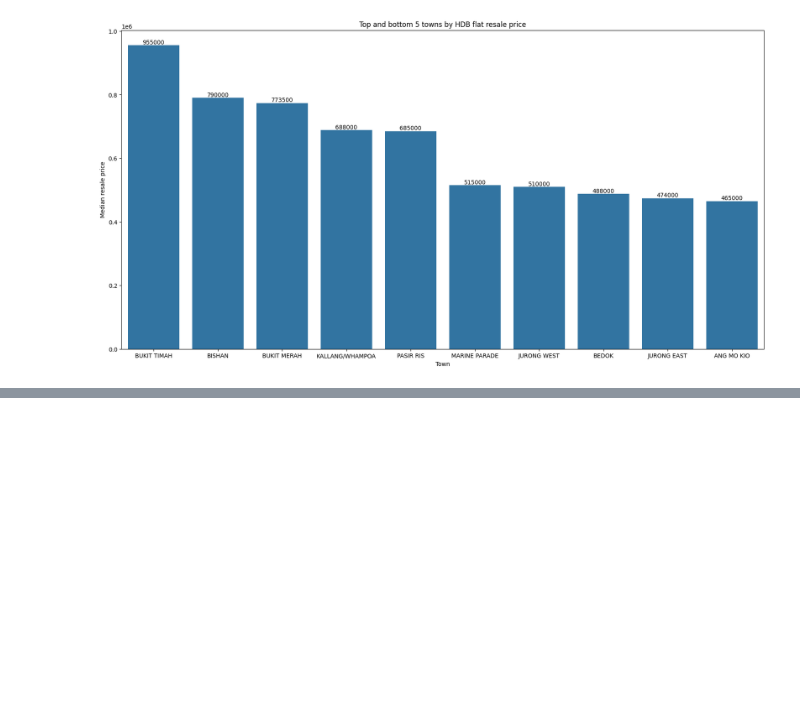
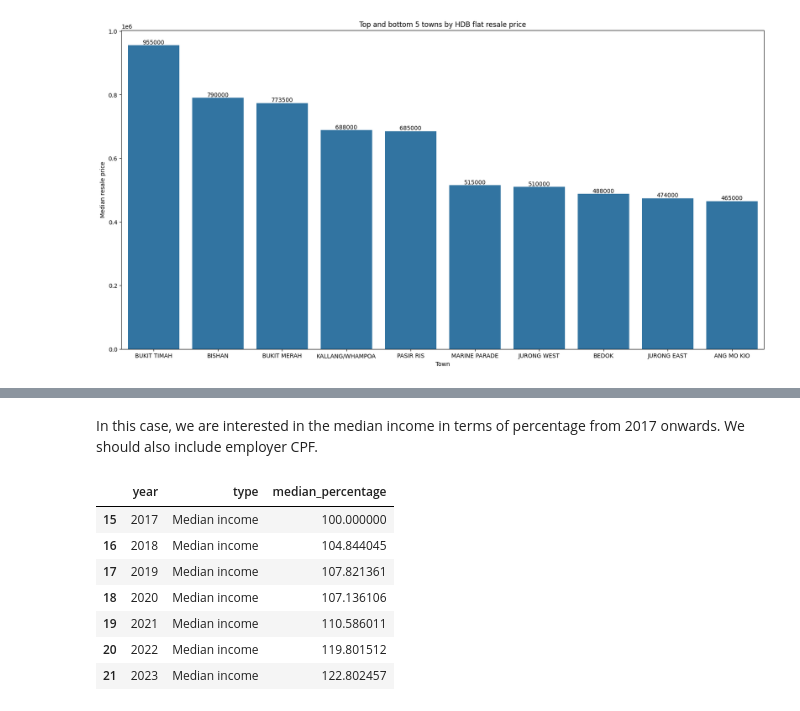
Before and after one commit to ElvisFoo/hdb-resale-prices-analysis, a Jupyter notebook: hdb resale analysis.ipynb, the cells around one changed output, grey strips where cells are left out. Drawn from its saved outputs; the diff is of its cells as text; code cells hidden in the pictures; blank space fills up the shorter version.

```diff
--- a/hdb resale analysis.ipynb
+++ b/hdb resale analysis.ipynb
@@ -151,0 +168,18 @@ Looks like the hottest town with the highest resale price goes to Bukit Timah, a
+# %% [markdown]
+In this case, we are interested in the median income in terms of percentage from 2017 onwards. We should also include employer CPF.
+# %%
+df_income = df_income[df_income['year'] >= 2017]
+df_income = df_income.drop(['med_income_excl_empcpf'], axis=1)
+df_income['median_percentage'] = df_income['med_income_incl_empcpf'] / df_income['med_income_incl_empcpf'].iloc[0] * 100
+df_income['type'] = 'Median income'
+df_income = df_income[['year', 'type', 'median_percentage']]
+df_income
+# %% [output]
+|  | year | type | median_percentage |
+| 15 | 2017 | Median income | 100.000000 |
+| 16 | 2018 | Median income | 104.844045 |
+| 17 | 2019 | Median income | 107.821361 |
+| 18 | 2020 | Median income | 107.136106 |
+| 19 | 2021 | Median income | 110.586011 |
+| 20 | 2022 | Median income | 119.801512 |
+| 21 | 2023 | Median income | 122.802457 |
```
Also changed, not shown: parts of 9 cells of this notebook, 1 other file.
